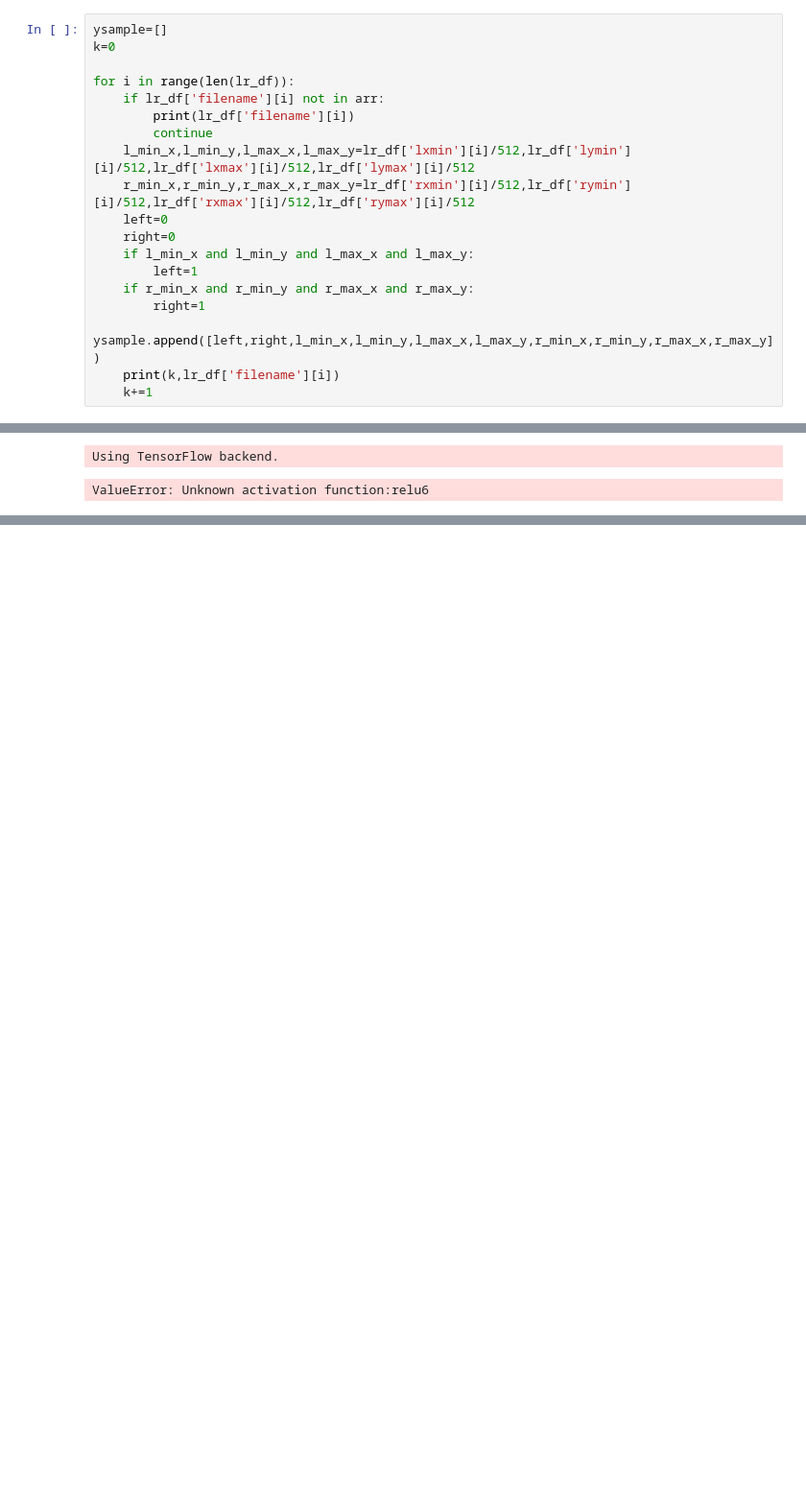
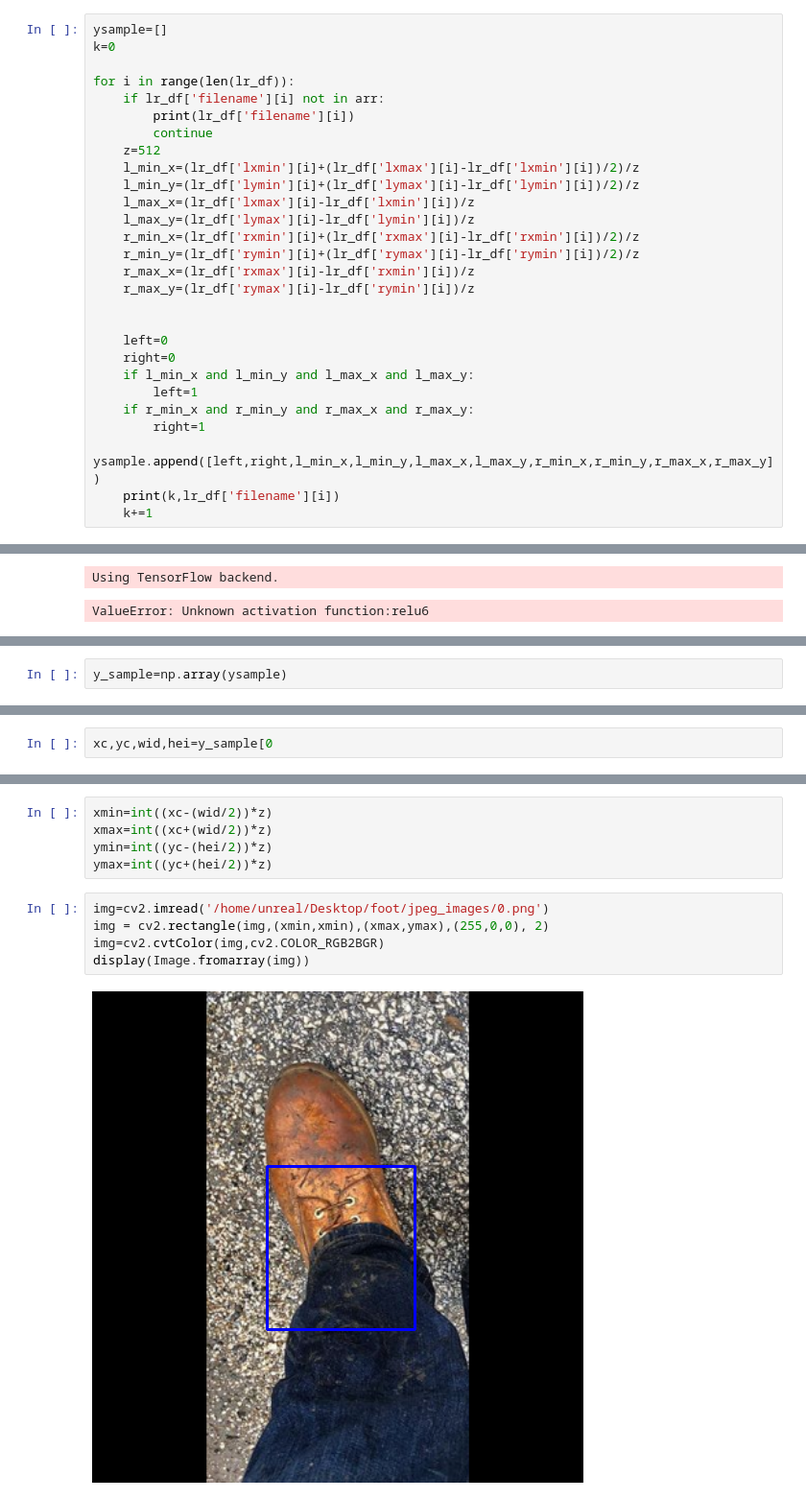
Before and after one commit to Deadsec69/foot_detecion, a Jupyter notebook: foot/Untitled Folder/foot_exp.ipynb, the cells around one changed output, grey strips where cells are left out. Shown at 96% size. Drawn from its saved outputs; the diff is of its cells as text; blank space fills up the shorter version.

```diff
--- a/foot/Untitled Folder/foot_exp.ipynb
+++ b/foot/Untitled Folder/foot_exp.ipynb
@@ -415,8 +412,17 @@ for i in range(len(lr_df)):
     if lr_df['filename'][i] not in arr:
         print(lr_df['filename'][i])
         continue
-    l_min_x,l_min_y,l_max_x,l_max_y=lr_df['lxmin'][i]/512,lr_df['lymin'][i]/512,lr_df['lxmax'][i]/512,lr_df['lymax'][i]/512
-    r_min_x,r_min_y,r_max_x,r_max_y=lr_df['rxmin'][i]/512,lr_df['rymin'][i]/512,lr_df['rxmax'][i]/512,lr_df['rymax'][i]/512
+    z=512
+    l_min_x=(lr_df['lxmin'][i]+(lr_df['lxmax'][i]-lr_df['lxmin'][i])/2)/z
+    l_min_y=(lr_df['lymin'][i]+(lr_df['lymax'][i]-lr_df['lymin'][i])/2)/z
+    l_max_x=(lr_df['lxmax'][i]-lr_df['lxmin'][i])/z
+    l_max_y=(lr_df['lymax'][i]-lr_df['lymin'][i])/z
+    r_min_x=(lr_df['rxmin'][i]+(lr_df['rxmax'][i]-lr_df['rxmin'][i])/2)/z
+    r_min_y=(lr_df['rymin'][i]+(lr_df['rymax'][i]-lr_df['rymin'][i])/2)/z
+    r_max_x=(lr_df['rxmax'][i]-lr_df['rxmin'][i])/z
+    r_max_y=(lr_df['rymax'][i]-lr_df['rymin'][i])/z
+
+
     left=0
     right=0
     if l_min_x and l_min_y and l_max_x and l_max_y:
@@ -583,0 +707,2 @@ array([[-5.366602  ,  9.475054  ,  0.18574707,  0.96382654,  0.41741613,
+# %%
+y_sample=np.array(ysample)
@@ -583,0 +760,2 @@ array([[-5.366602  ,  9.475054  ,  0.18574707,  0.96382654,  0.41741613,
+# %%
+xc,yc,wid,hei=y_sample[0
@@ -583,0 +764,12 @@ array([[-5.366602  ,  9.475054  ,  0.18574707,  0.96382654,  0.41741613,
+# %%
+xmin=int((xc-(wid/2))*z)
+xmax=int((xc+(wid/2))*z)
+ymin=int((yc-(hei/2))*z)
+ymax=int((yc+(hei/2))*z)
+# %%
+img=cv2.imread('/home/unreal/Desktop/foot/jpeg_images/0.png')
+img = cv2.rectangle(img,(xmin,xmin),(xmax,ymax),(255,0,0), 2)
+img=cv2.cvtColor(img,cv2.COLOR_RGB2BGR)
+display(Image.fromarray(img))
+# %% [output]
+[figure, added]
```
Also changed, not shown: parts of 51 cells of this notebook, 5 other files.
